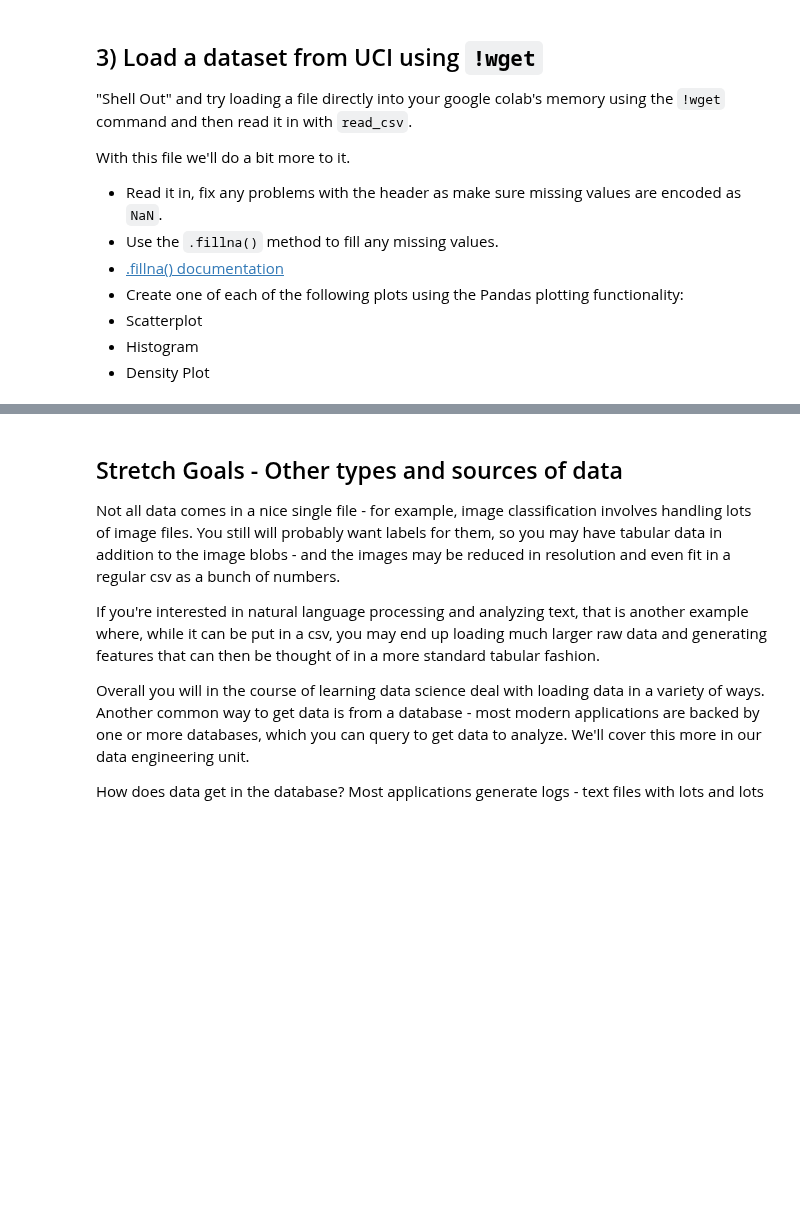
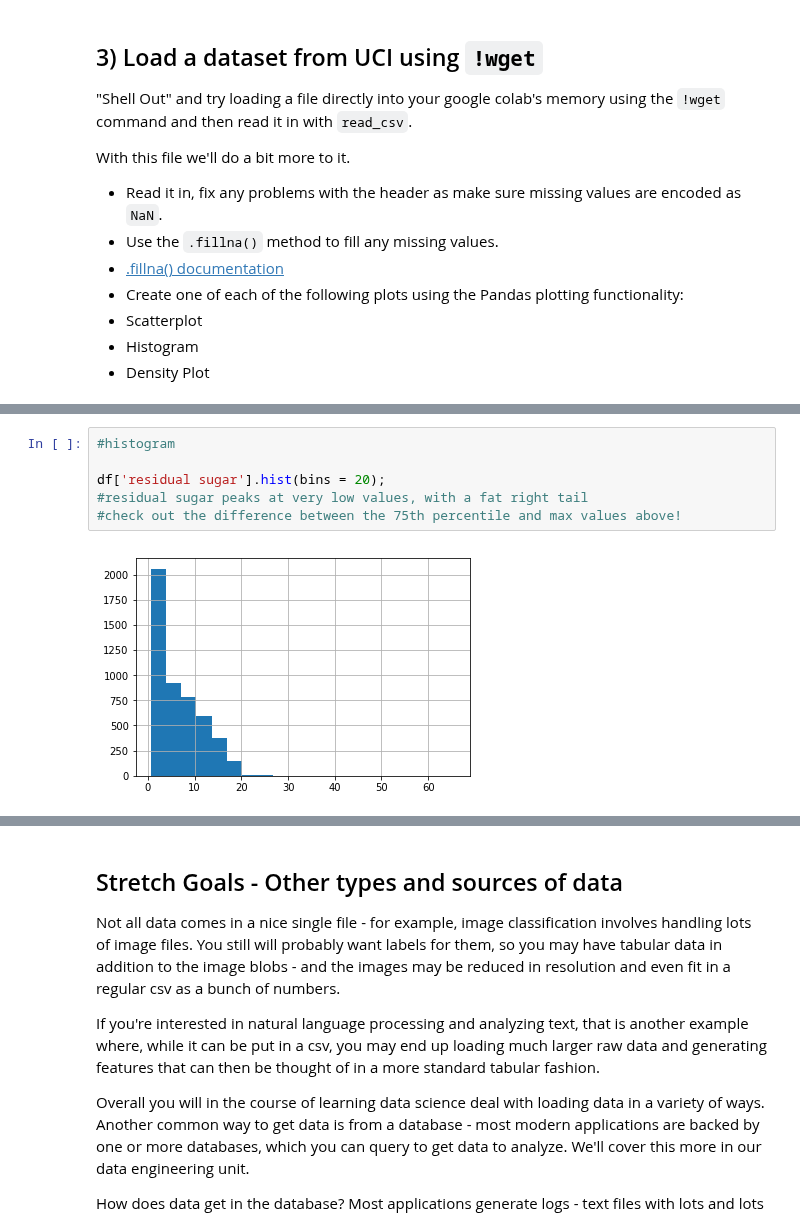
Before and after one commit to bloominstituteoftechnology/DS-Unit-1-Sprint-1-Dealing-With-Data, a Jupyter notebook: module2-loadingdata/LS_DS_112_Loading_Data_Assignment.ipynb, the cells around one changed output, grey strips where cells are left out. Drawn from its saved outputs; the diff is of its cells as text; blank space fills up the shorter version.

```diff
--- a/module2-loadingdata/LS_DS_112_Loading_Data_Assignment.ipynb
+++ b/module2-loadingdata/LS_DS_112_Loading_Data_Assignment.ipynb
@@ -45,0 +132,8 @@ With this file we'll do a bit more to it.
+# %%
+#histogram
+
+df['residual sugar'].hist(bins = 20);
+#residual sugar peaks at very low values, with a fat right tail
+#check out the difference between the 75th percentile and max values above!
+# %% [output]
+[figure, added]
```
Also changed, not shown: parts of 16 cells of this notebook.
